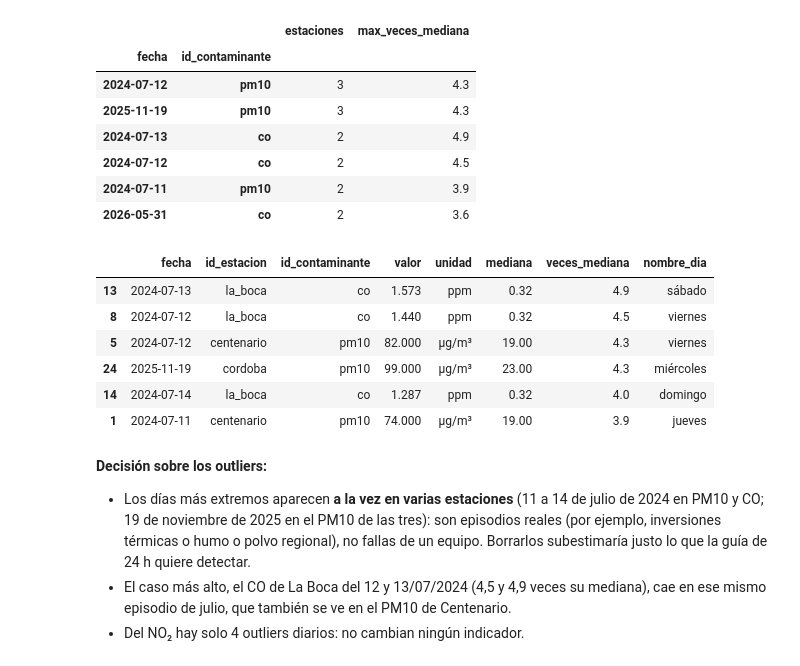
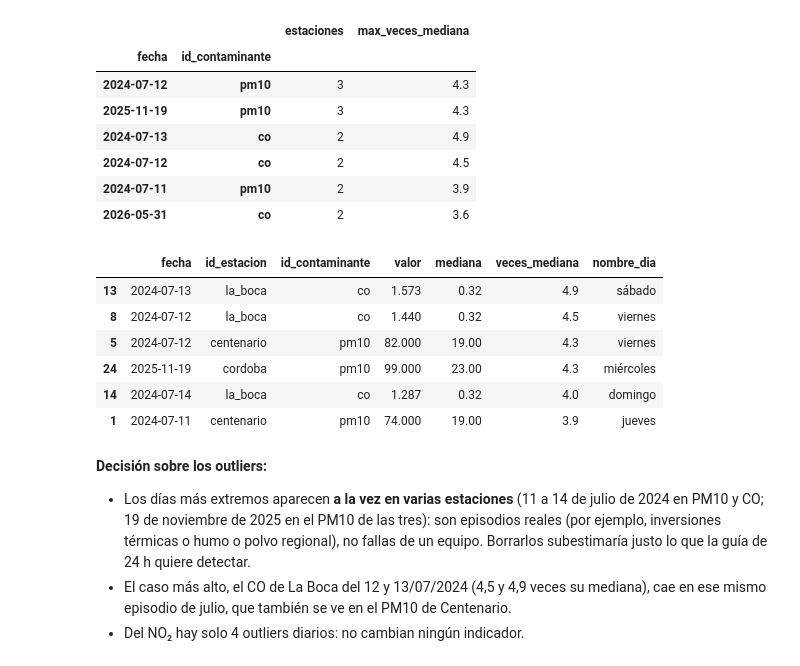
Before and after one commit to ezequielmaranda/nox-ciudad, a Jupyter notebook: notebooks/eda.ipynb, the cells around one changed output. Cells and saved outputs as stored; diff of their text form; code cells hidden in the pictures.

```diff
--- a/notebooks/eda.ipynb
+++ b/notebooks/eda.ipynb
@@ -454,15 +447,15 @@ outliers         16    4    11
 # %%
 # Los casos más extremos, para revisar a mano
 outliers.sort_values("veces_mediana", ascending=False).head(6)[
-    ["fecha", "id_estacion", "id_contaminante", "valor", "unidad", "mediana", "veces_mediana", "nombre_dia"]]
+    ["fecha", "id_estacion", "id_contaminante", "valor", "mediana", "veces_mediana", "nombre_dia"]]
 # %% [output]
-|  | fecha | id_estacion | id_contaminante | valor | unidad | mediana | veces_mediana | nombre_dia |
-| 13 | 2024-07-13 | la_boca | co | 1.573 | ppm | 0.32 | 4.9 | sábado |
-| 8 | 2024-07-12 | la_boca | co | 1.440 | ppm | 0.32 | 4.5 | viernes |
-| 5 | 2024-07-12 | centenario | pm10 | 82.000 | µg/m³ | 19.00 | 4.3 | viernes |
-| 24 | 2025-11-19 | cordoba | pm10 | 99.000 | µg/m³ | 23.00 | 4.3 | miércoles |
-| 14 | 2024-07-14 | la_boca | co | 1.287 | ppm | 0.32 | 4.0 | domingo |
-| 1 | 2024-07-11 | centenario | pm10 | 74.000 | µg/m³ | 19.00 | 3.9 | jueves |
+|  | fecha | id_estacion | id_contaminante | valor | mediana | veces_mediana | nombre_dia |
+| 13 | 2024-07-13 | la_boca | co | 1.573 | 0.32 | 4.9 | sábado |
+| 8 | 2024-07-12 | la_boca | co | 1.440 | 0.32 | 4.5 | viernes |
+| 5 | 2024-07-12 | centenario | pm10 | 82.000 | 19.00 | 4.3 | viernes |
+| 24 | 2025-11-19 | cordoba | pm10 | 99.000 | 23.00 | 4.3 | miércoles |
+| 14 | 2024-07-14 | la_boca | co | 1.287 | 0.32 | 4.0 | domingo |
+| 1 | 2024-07-11 | centenario | pm10 | 74.000 | 19.00 | 3.9 | jueves |
 # %% [markdown]
 **Decisión sobre los outliers:**
 - Los días más extremos aparecen **a la vez en varias estaciones** (11 a 14 de julio de 2024 en PM10 y CO; 19 de
```
Also changed, not shown: parts of 4 cells of this notebook, 45 other files.
